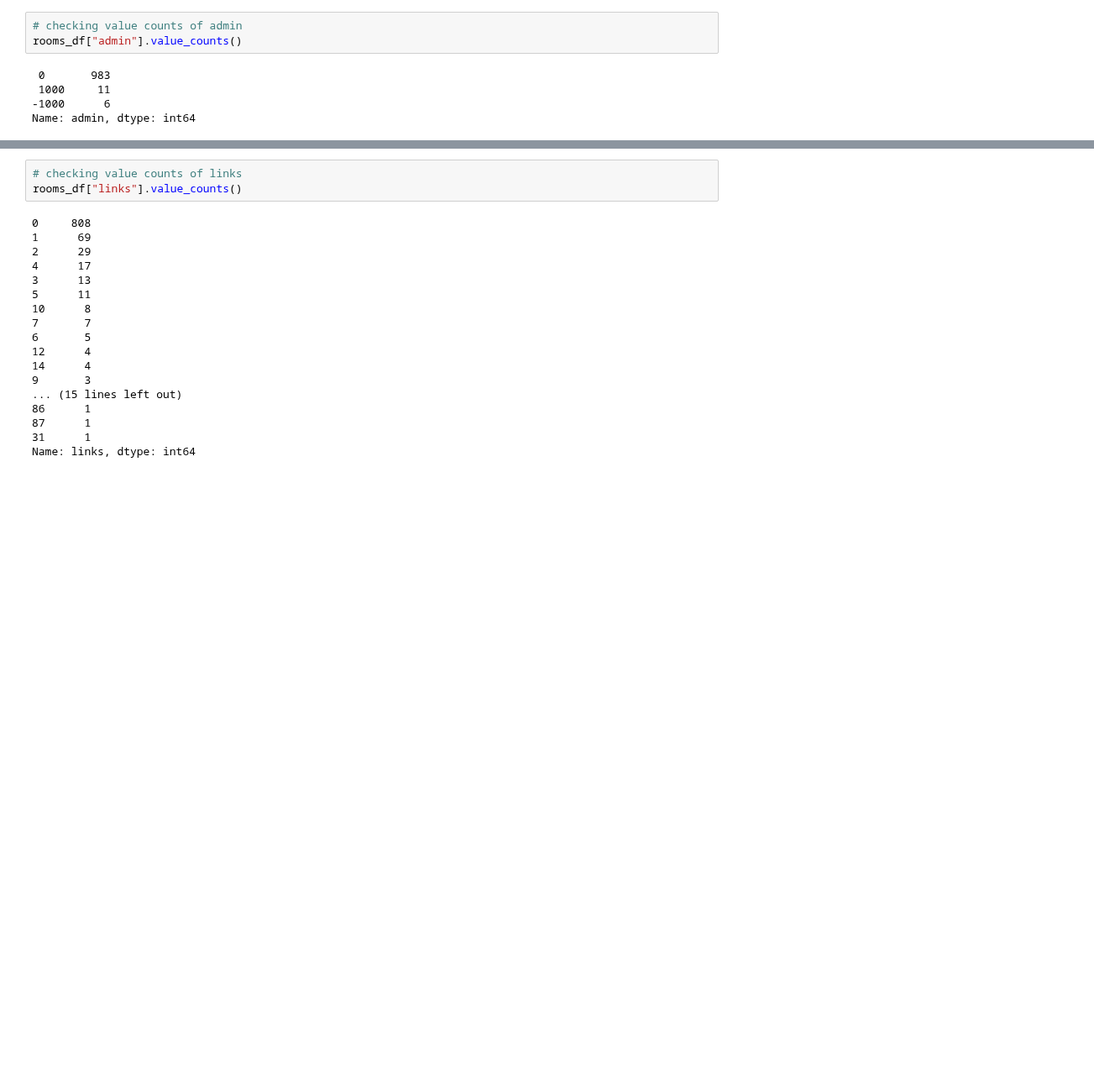
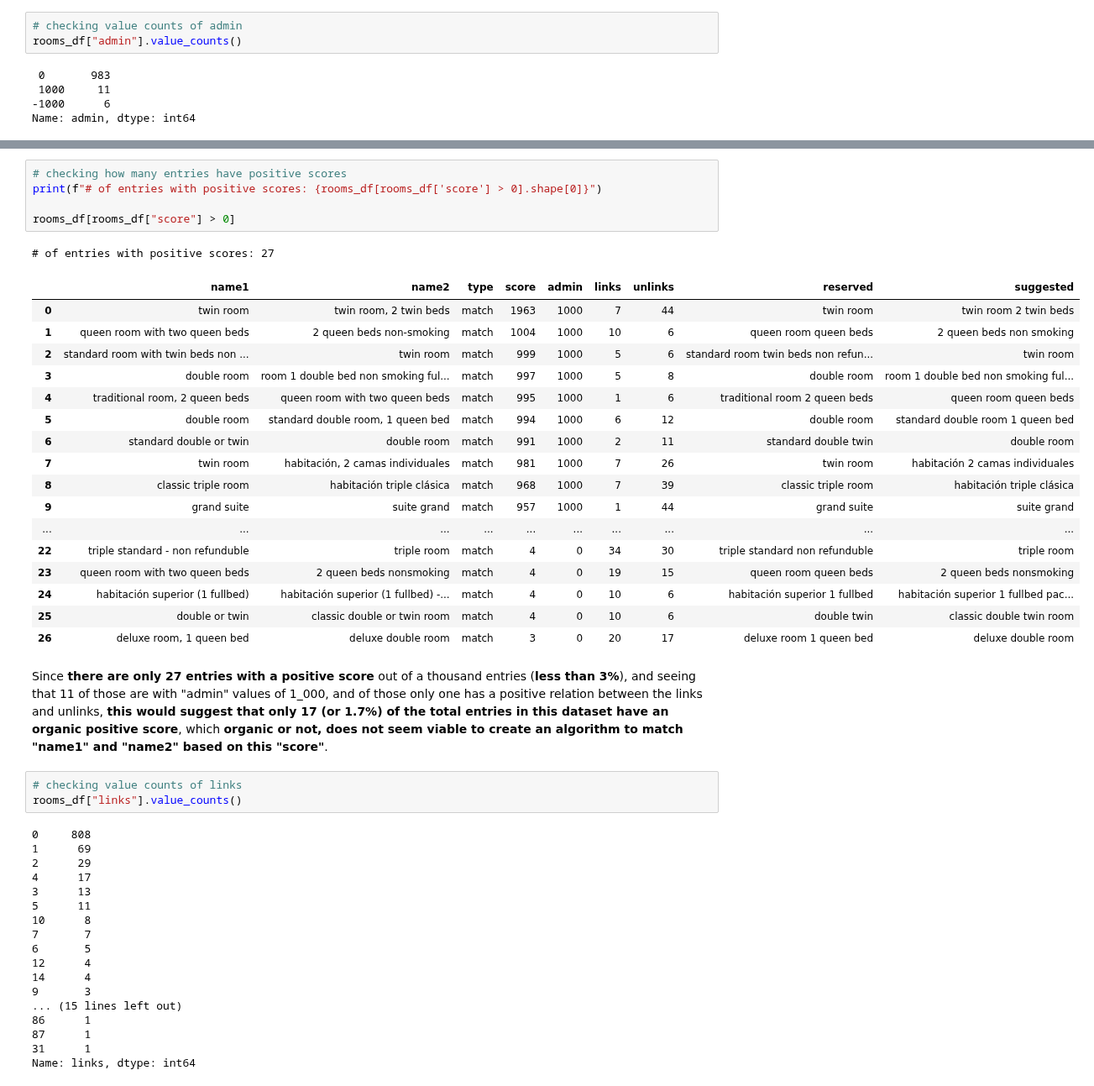
Before and after one commit to duarteharris/pruvo, a Jupyter notebook: eda.ipynb, the cells around one changed output, grey strips where cells are left out. Shown at 84% size. Cells and saved outputs as stored; diff of their text form; blank space fills up the shorter version.

Commit message:
docs: :memo: very important conclusion on the health of the score in order to match "name1" and "name2"

```diff
--- a/eda.ipynb
+++ b/eda.ipynb
@@ -332,3 +338,29 @@ Name: admin, dtype: int64
+# %%
+# checking how many entries have positive scores
+print(f"# of entries with positive scores: {rooms_df[rooms_df['score'] > 0].shape[0]}")
+
+rooms_df[rooms_df["score"] > 0]
+# %% [output]
+# of entries with positive scores: 27
+|  | name1 | name2 | type | score | admin | links | unlinks | reserved | suggested |
+| 0 | twin room | twin room, 2 twin beds | match | 1963 | 1000 | 7 | 44 | twin room | twin room 2 twin beds |
+| 1 | queen room with two queen beds | 2 queen beds non-smoking | match | 1004 | 1000 | 10 | 6 | queen room queen beds | 2 queen beds non smoking |
+| 2 | standard room with twin beds non ... | twin room | match | 999 | 1000 | 5 | 6 | standard room twin beds non refun... | twin room |
+| 3 | double room | room 1 double bed non smoking ful... | match | 997 | 1000 | 5 | 8 | double room | room 1 double bed non smoking ful... |
+| 4 | traditional room, 2 queen beds | queen room with two queen beds | match | 995 | 1000 | 1 | 6 | traditional room 2 queen beds | queen room queen beds |
+| 5 | double room | standard double room, 1 queen bed | match | 994 | 1000 | 6 | 12 | double room | standard double room 1 queen bed |
+| 6 | standard double or twin | double room | match | 991 | 1000 | 2 | 11 | standard double twin | double room |
+| 7 | twin room | habitación, 2 camas individuales | match | 981 | 1000 | 7 | 26 | twin room | habitación 2 camas individuales |
+| 8 | classic triple room | habitación triple clásica | match | 968 | 1000 | 7 | 39 | classic triple room | habitación triple clásica |
+| 9 | grand suite | suite grand | match | 957 | 1000 | 1 | 44 | grand suite | suite grand |
+| ... | ... | ... | ... | ... | ... | ... | ... | ... | ... |
+| 22 | triple standard - non refunduble | triple room | match | 4 | 0 | 34 | 30 | triple standard non refunduble | triple room |
+| 23 | queen room with two queen beds | 2 queen beds nonsmoking | match | 4 | 0 | 19 | 15 | queen room queen beds | 2 queen beds nonsmoking |
+| 24 | habitación superior (1 fullbed) | habitación superior (1 fullbed) -... | match | 4 | 0 | 10 | 6 | habitación superior 1 fullbed | habitación superior 1 fullbed pac... |
+| 25 | double or twin | classic double or twin room | match | 4 | 0 | 10 | 6 | double twin | classic double twin room |
+| 26 | deluxe room, 1 queen bed | deluxe double room | match | 3 | 0 | 20 | 17 | deluxe room 1 queen bed | deluxe double room |
+# %% [markdown]
+Since **there are only 27 entries with a positive score** out of a thousand entries (**less than 3%**), and seeing that 11 of those are with "admin" values of 1_000, and of those only one has a positive relation between the links and unlinks, **this would suggest that only 17 (or 1.7%) of the total entries in this dataset have an organic positive score**, which **organic or not, does not seem viable to create an algorithm to match "name1" and "name2" based on this "score"**.
 # %%
 # checking value counts of links
 rooms_df["links"].value_counts()
```
Also changed, not shown: parts of 1 cell of this notebook.
